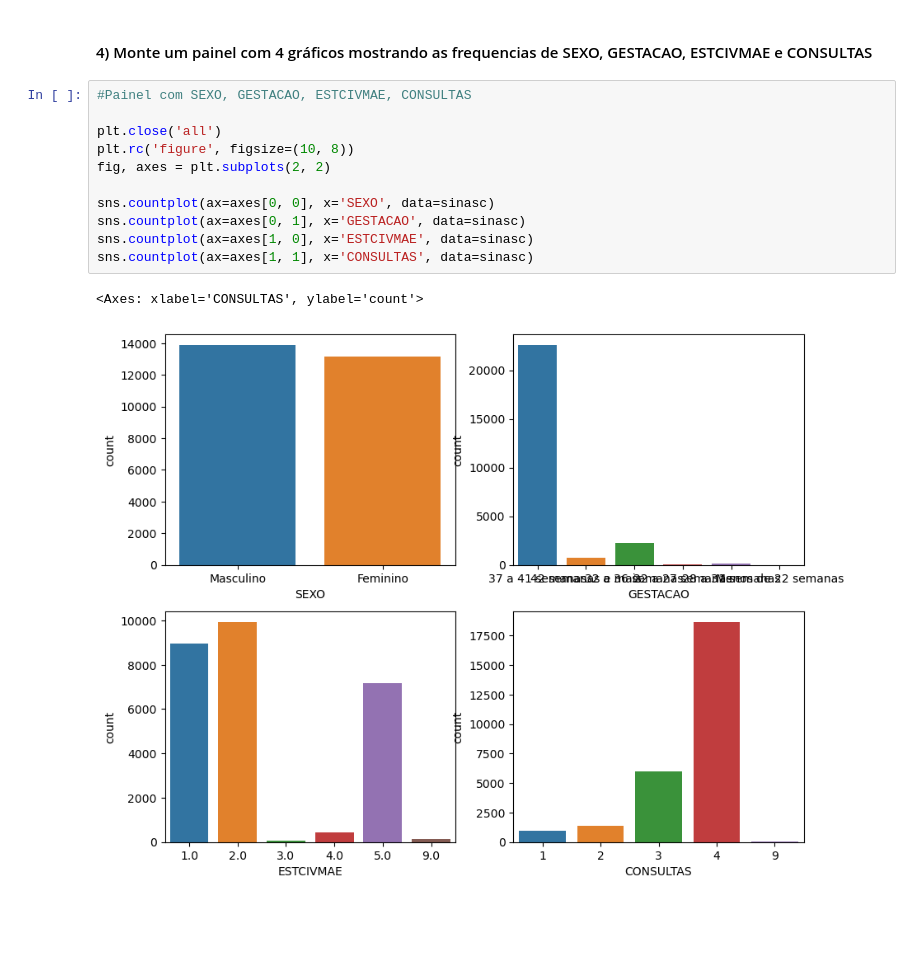
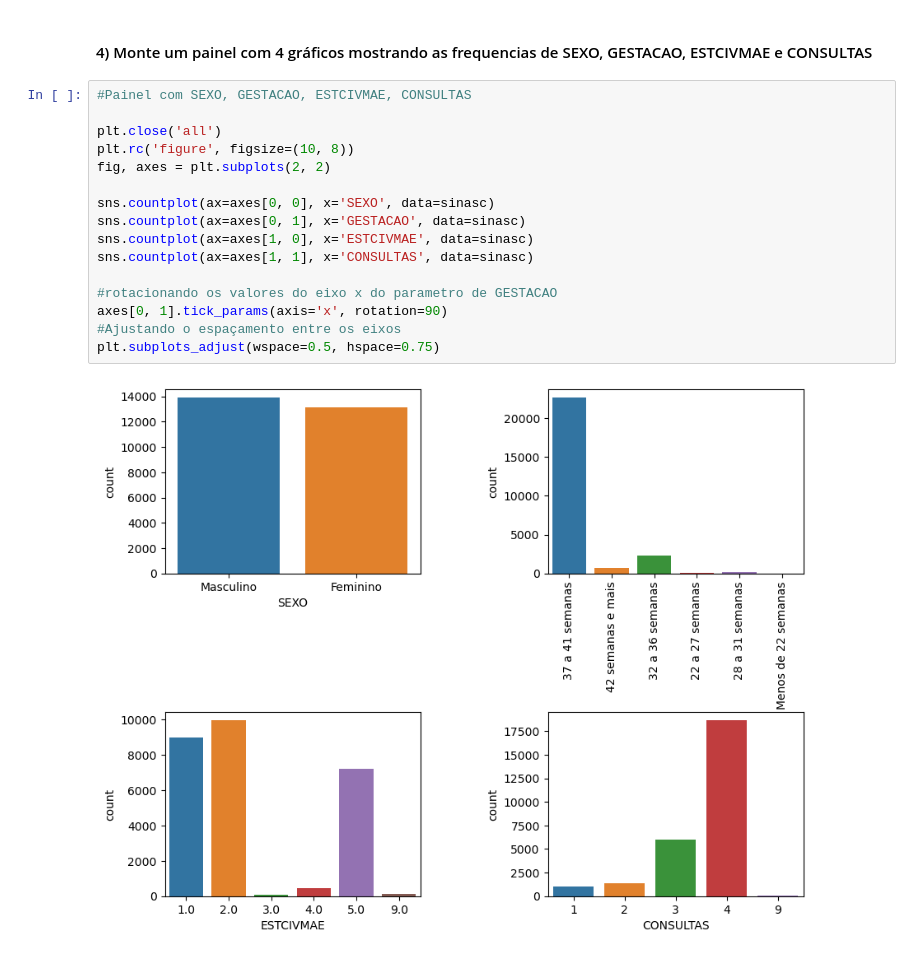
Before and after one commit to AndersonGehring/exercicios_modulo06, a Jupyter notebook: mod06 tarefa 1.ipynb, the cells around one changed output. Saved outputs shown, nothing was run; the diff lists cells and outputs as text; blank space fills up the shorter version.

Commit message:
ajustando o eixo de rotação e o espaço no painel

```diff
--- a/mod06 tarefa 1.ipynb
+++ b/mod06 tarefa 1.ipynb
@@ -65,14 +65,18 @@ sns.barplot(x='APGAR5', y='CONSULTAS', data=sinasc)
 # %%
 #Painel com SEXO, GESTACAO, ESTCIVMAE, CONSULTAS
 
 plt.close('all')
 plt.rc('figure', figsize=(10, 8))
 fig, axes = plt.subplots(2, 2)
 
 sns.countplot(ax=axes[0, 0], x='SEXO', data=sinasc)
 sns.countplot(ax=axes[0, 1], x='GESTACAO', data=sinasc)
 sns.countplot(ax=axes[1, 0], x='ESTCIVMAE', data=sinasc)
 sns.countplot(ax=axes[1, 1], x='CONSULTAS', data=sinasc)
+
+#rotacionando os valores do eixo x do parametro de GESTACAO
+axes[0, 1].tick_params(axis='x', rotation=90)
+#Ajustando o espaçamento entre os eixos
+plt.subplots_adjust(wspace=0.5, hspace=0.75)
 # %% [output]
-<Axes: xlabel='CONSULTAS', ylabel='count'>
-[figure, old version]
+[figure, new version]
```
